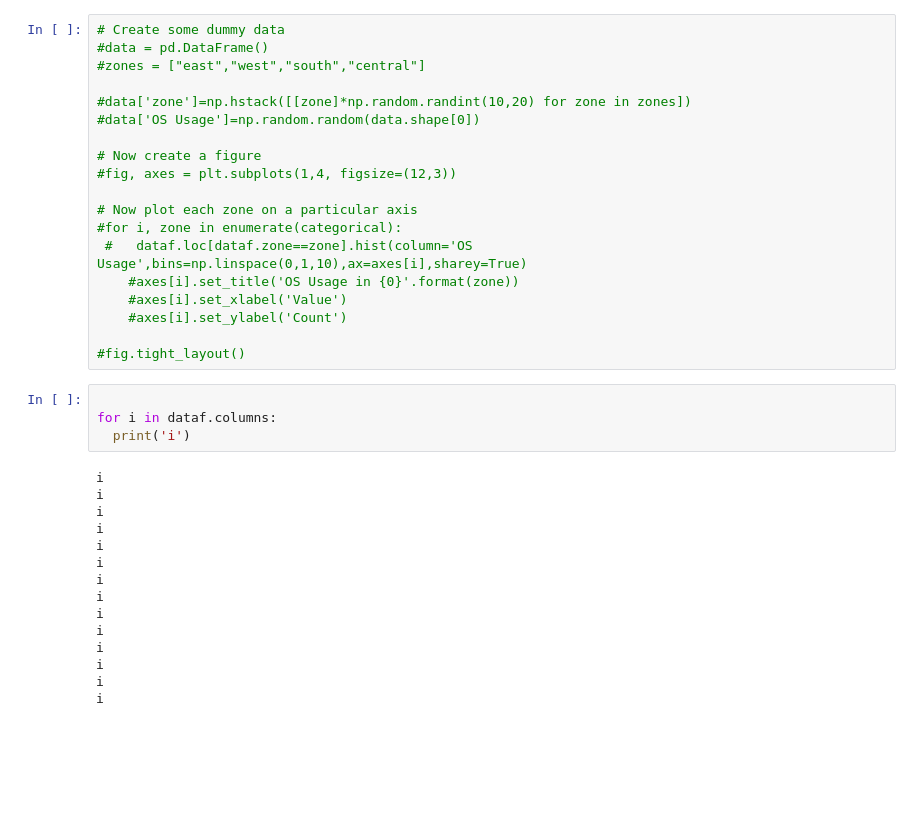
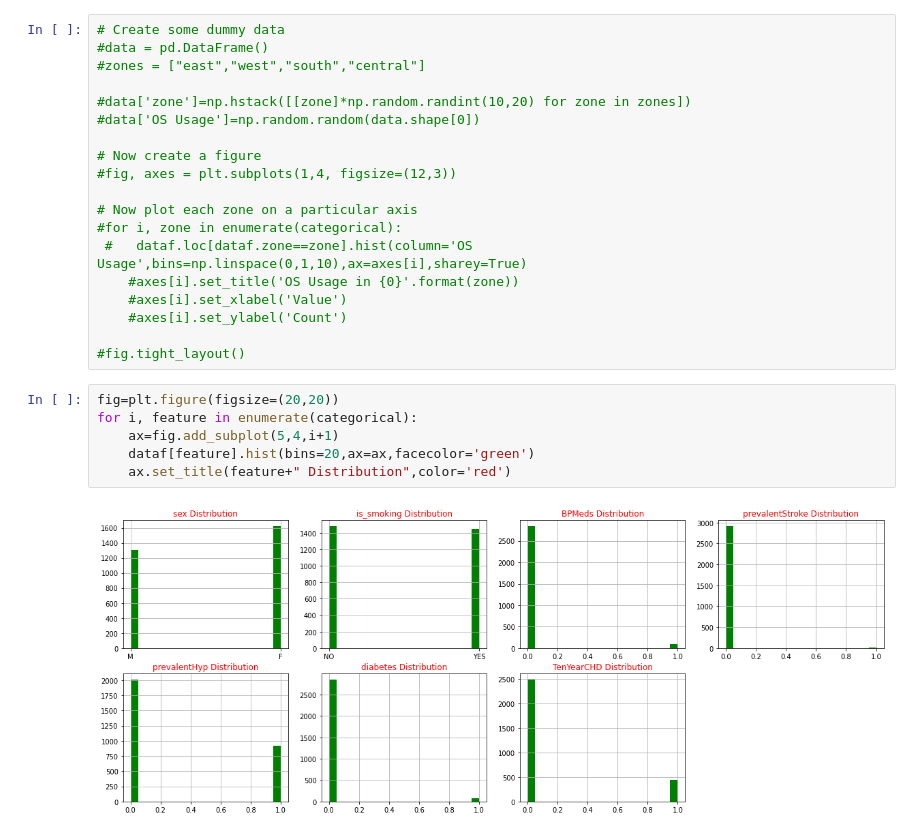
Before and after one commit to guptaprateek98/Capstone_CV_Risk_Prediction, a Jupyter notebook: Capstone_CV_Risk_Prediction.ipynb, the cells around one changed output. Drawn from its saved outputs; the diff is of its cells as text; blank space fills up the shorter version.

```diff
--- a/Capstone_CV_Risk_Prediction.ipynb
+++ b/Capstone_CV_Risk_Prediction.ipynb
@@ -269,22 +273,11 @@ categorical
     #axes[i].set_ylabel('Count')
 
 #fig.tight_layout()
-# %%
-
-for i in dataf.columns:
-  print('i')
-# %% [output]
-i
-i
-i
-i
-i
-i
-i
-i
-i
-i
-i
-i
-i
-i
+# %%
+fig=plt.figure(figsize=(20,20))
+for i, feature in enumerate(categorical):
+    ax=fig.add_subplot(5,4,i+1)
+    dataf[feature].hist(bins=20,ax=ax,facecolor='green')
+    ax.set_title(feature+" Distribution",color='red')
+# %% [output]
+[figure, added]
```
Also changed, not shown: parts of 15 cells of this notebook.
